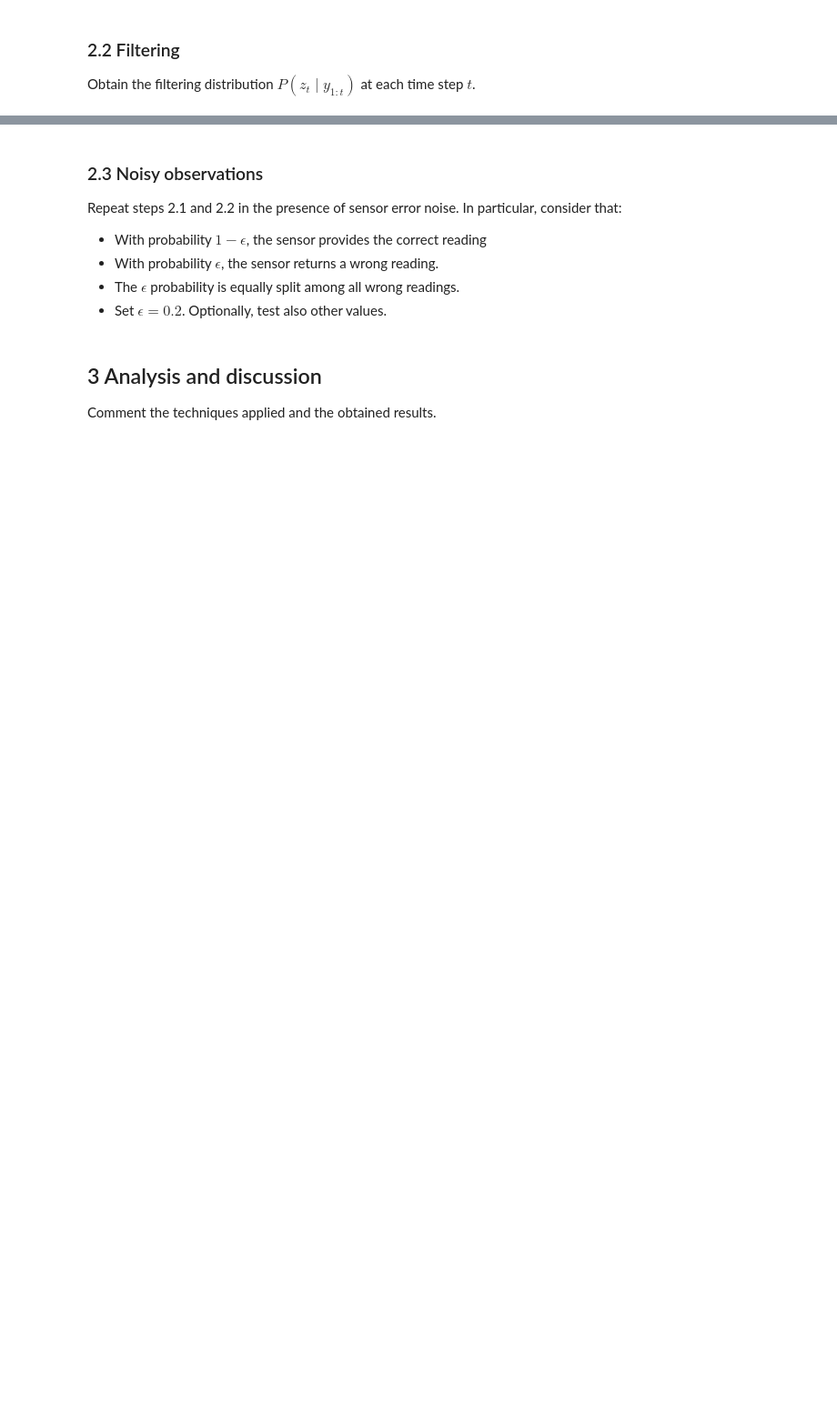
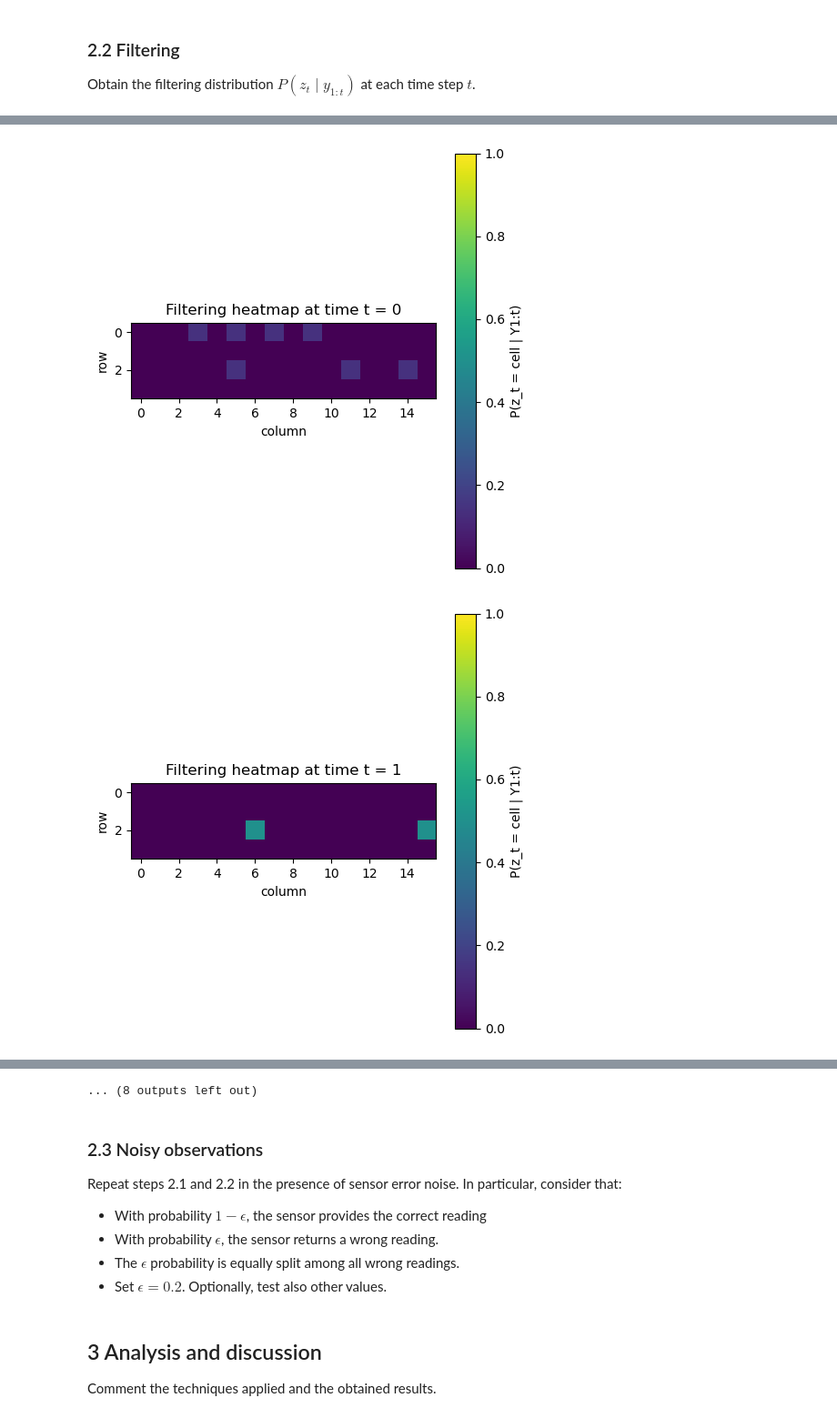
Before and after one commit to NathaFerrari/probabilistic_project, a Jupyter notebook: hmm-assignment-exercise.ipynb, the cells around one changed output, grey strips where cells are left out. Shown: that part at 91% size. Cells and saved outputs as stored; diff of their text form; code cells hidden in the pictures; blank space fills up the shorter version.

```diff
--- a/hmm-assignment-exercise.ipynb
+++ b/hmm-assignment-exercise.ipynb
@@ -343,3 +328,16 @@ Z_vit
 ### 2.2 Filtering
 
 Obtain the filtering distribution $P(z_t \mid y_{1:t})$ at each time step $t$.
+# %%
+alpha_pred = pi
+alpha_all = np.zeros((T, N))
+for t in range(T):
+    alpha_upd = alpha_pred * B[:, vocabulary.index(Y[t])]
+    alpha_upd = alpha_upd / np.sum(alpha_upd)
+
+    alpha_all[t, :] = alpha_upd
+
+    alpha_pred = A.T @ alpha_upd
+# %%
+for t in range(T):
+    print(f"t = {t}, alpha = {alpha_all[t]}")
@@ -345,0 +362,18 @@ Obtain the filtering distribution $P(z_t \mid y_{1:t})$ at each time step $t$.
+# %%
+def plot_heatmap(alpha_t, t):
+    grid = alpha_t.reshape((4, 16))
+
+    plt.figure(figsize=(5, 5))
+    im = plt.imshow(grid, origin='upper', cmap='viridis',vmax=1)
+    plt.colorbar(im, label='P(z_t = cell | Y1:t)')
+    plt.title(f'Filtering heatmap at time t = {t}')
+    plt.xlabel('column')
+    plt.ylabel('row')
+    plt.tight_layout()
+    plt.show()
+# %%
+for t in range(T):
+    plot_heatmap(alpha_all[t],t)
+# %% [output]
+[figure, added]
+[figure, added]
@@ -346,3 +390,4 @@ Obtain the filtering distribution $P(z_t \mid y_{1:t})$ at each time step $t$.
+... (8 outputs left out)
 # %% [markdown]
 ### 2.3 Noisy observations
 
```
Also changed, not shown: parts of 7 cells of this notebook.
